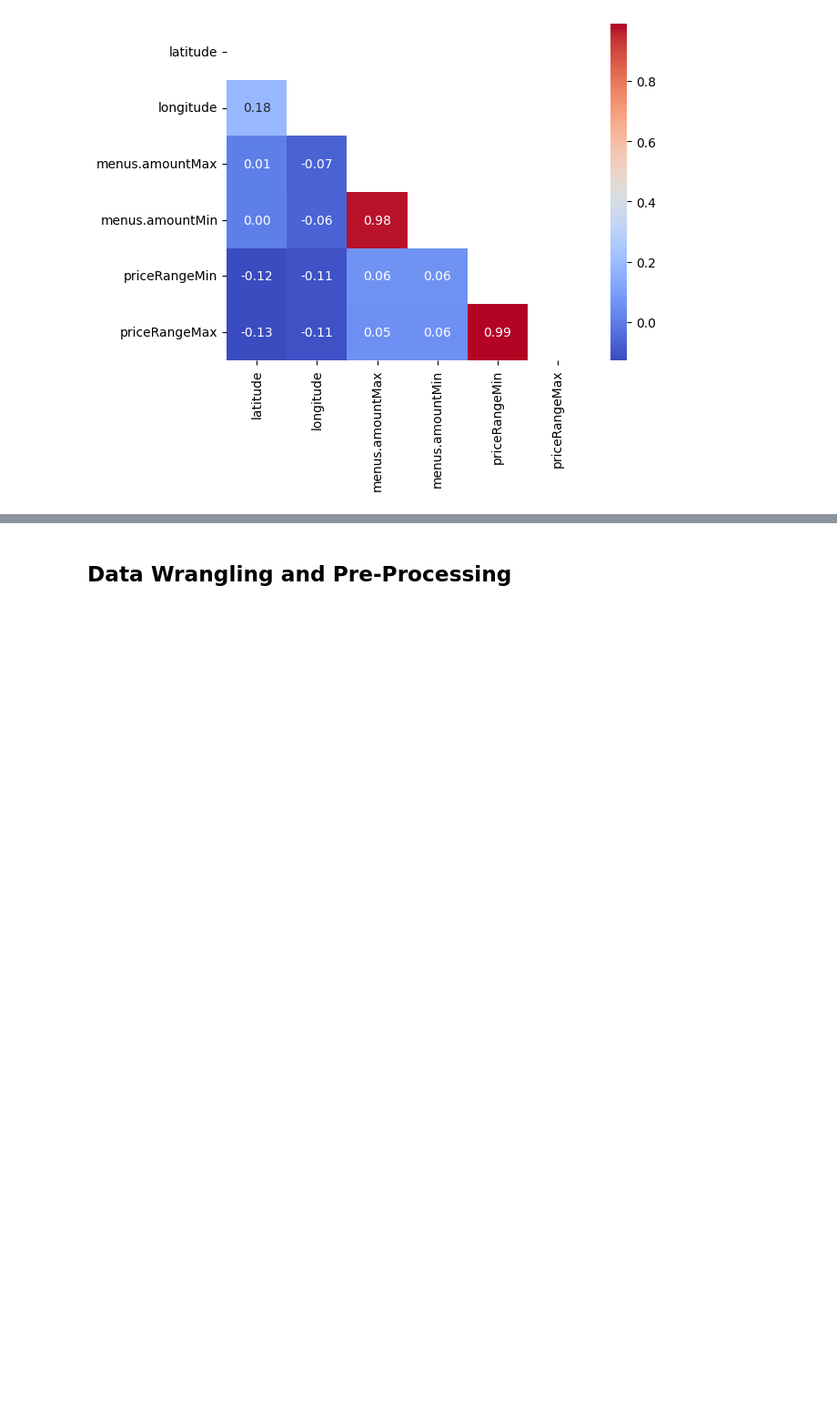
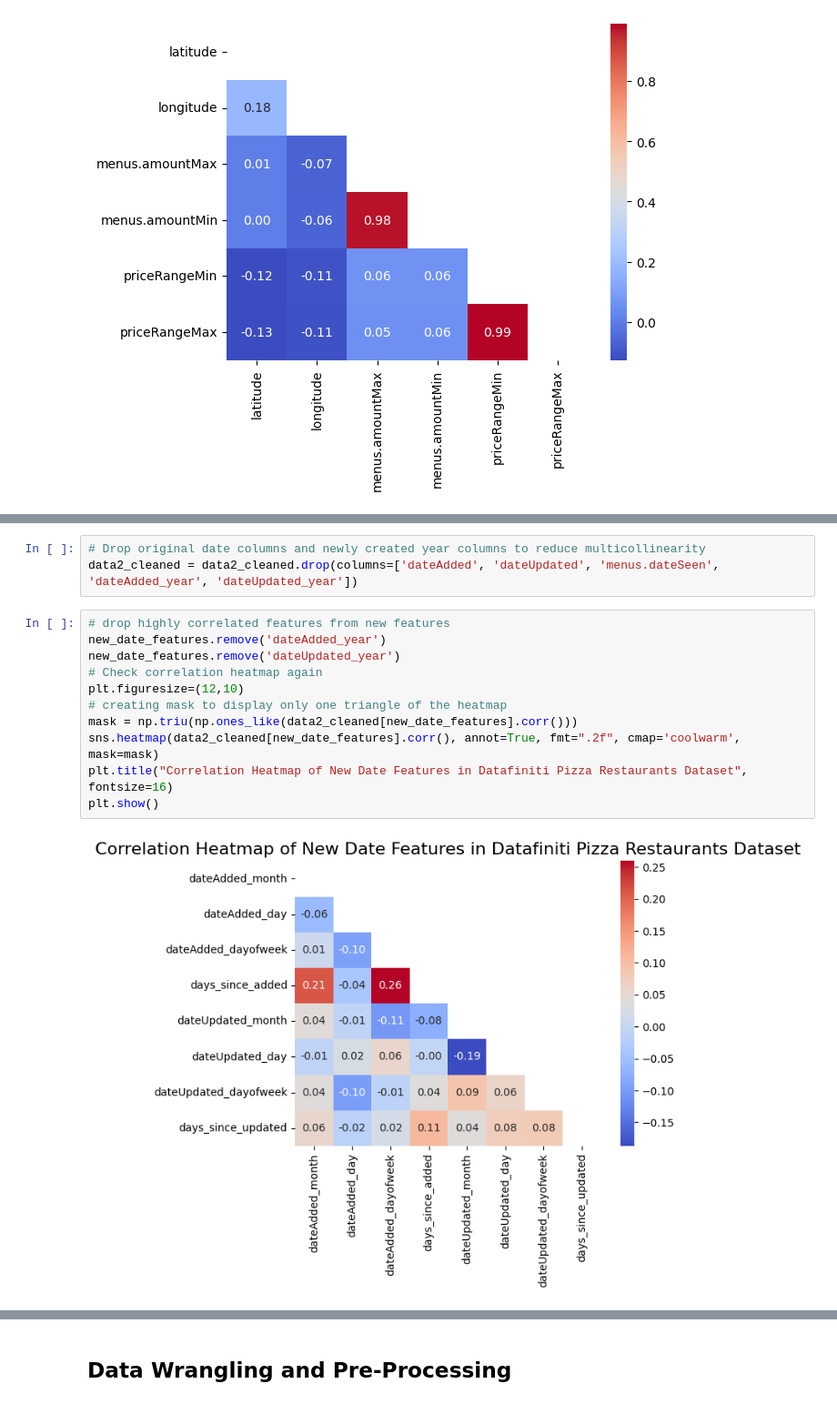
Before and after one commit to arjunvenkateshusd/ads505, a Jupyter notebook: ads505_FinalProj.ipynb, the cells around one changed output, grey strips where cells are left out. Shown at 91% size. Cells and saved outputs as stored; diff of their text form; blank space fills up the shorter version.

```diff
--- a/ads505_FinalProj.ipynb
+++ b/ads505_FinalProj.ipynb
@@ -300,0 +427,16 @@ dtype: int64
+# %%
+# Drop original date columns and newly created year columns to reduce multicollinearity
+data2_cleaned = data2_cleaned.drop(columns=['dateAdded', 'dateUpdated', 'menus.dateSeen', 'dateAdded_year', 'dateUpdated_year'])
+# %%
+# drop highly correlated features from new features
+new_date_features.remove('dateAdded_year')
+new_date_features.remove('dateUpdated_year')
+# Check correlation heatmap again
+plt.figuresize=(12,10)
+# creating mask to display only one triangle of the heatmap
+mask = np.triu(np.ones_like(data2_cleaned[new_date_features].corr()))
+sns.heatmap(data2_cleaned[new_date_features].corr(), annot=True, fmt=".2f", cmap='coolwarm', mask=mask)
+plt.title("Correlation Heatmap of New Date Features in Datafiniti Pizza Restaurants Dataset", fontsize=16)
+plt.show()
+# %% [output]
+[figure, added]
```
Also changed, not shown: parts of 15 cells of this notebook.
